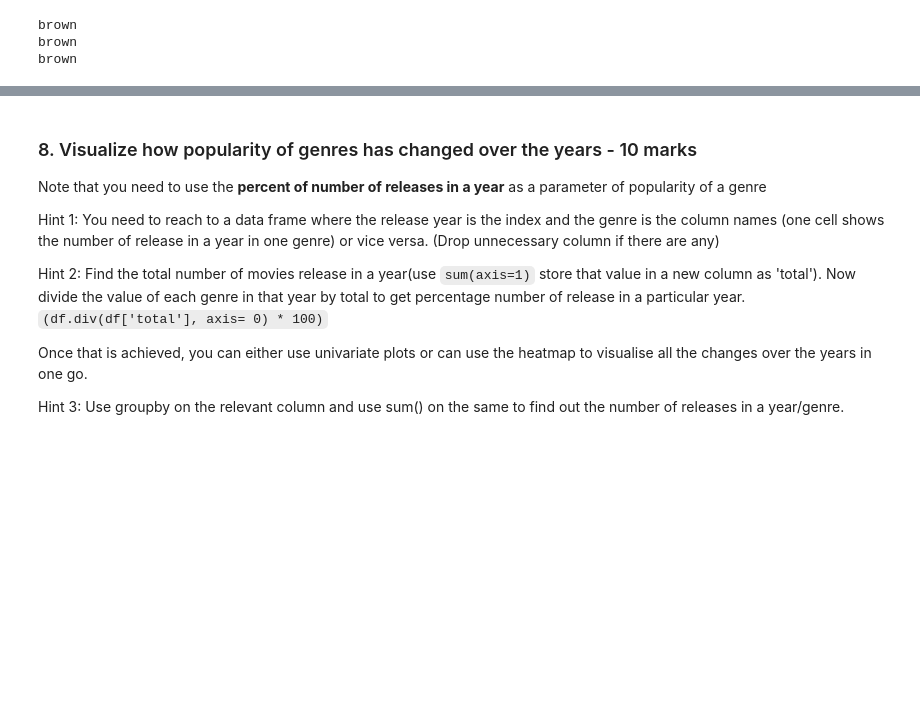
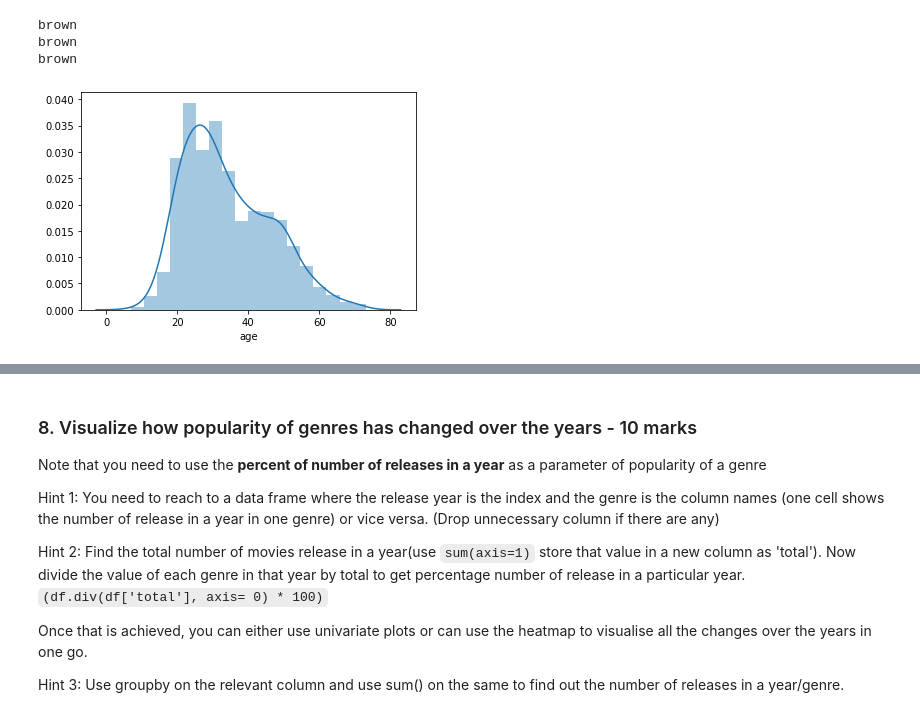
Before and after one commit to vasantbala/ML_AL_Course, a Jupyter notebook: 4_Project/MovieLens Project Questions.ipynb, the cells around one changed output, grey strips where cells are left out. Saved outputs shown, nothing was run; the diff lists cells and outputs as text; code cells hidden in the pictures; blank space fills up the shorter version.

```diff
--- a/4_Project/MovieLens Project Questions.ipynb
+++ b/4_Project/MovieLens Project Questions.ipynb
@@ -236,3 +257,7 @@ print(a[-5:])
 brown
 brown
 brown
+# %%
+sns.distplot(user_data['age']);
+# %% [output]
+[figure, added]
```
Also changed, not shown: parts of 36 cells of this notebook, 4 other files.
